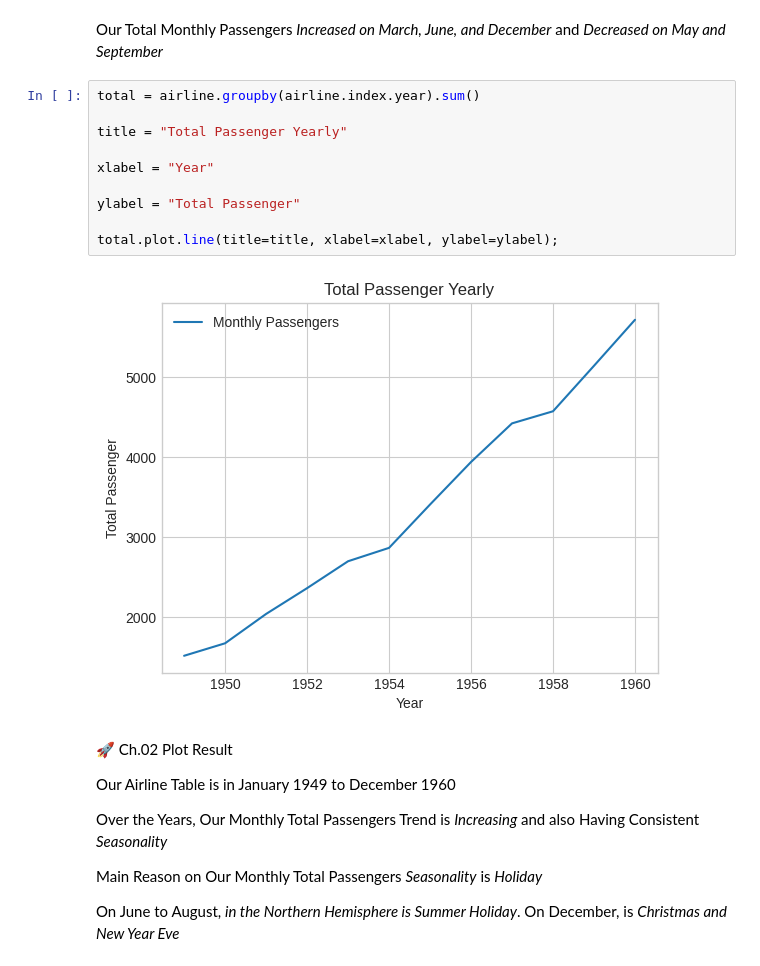
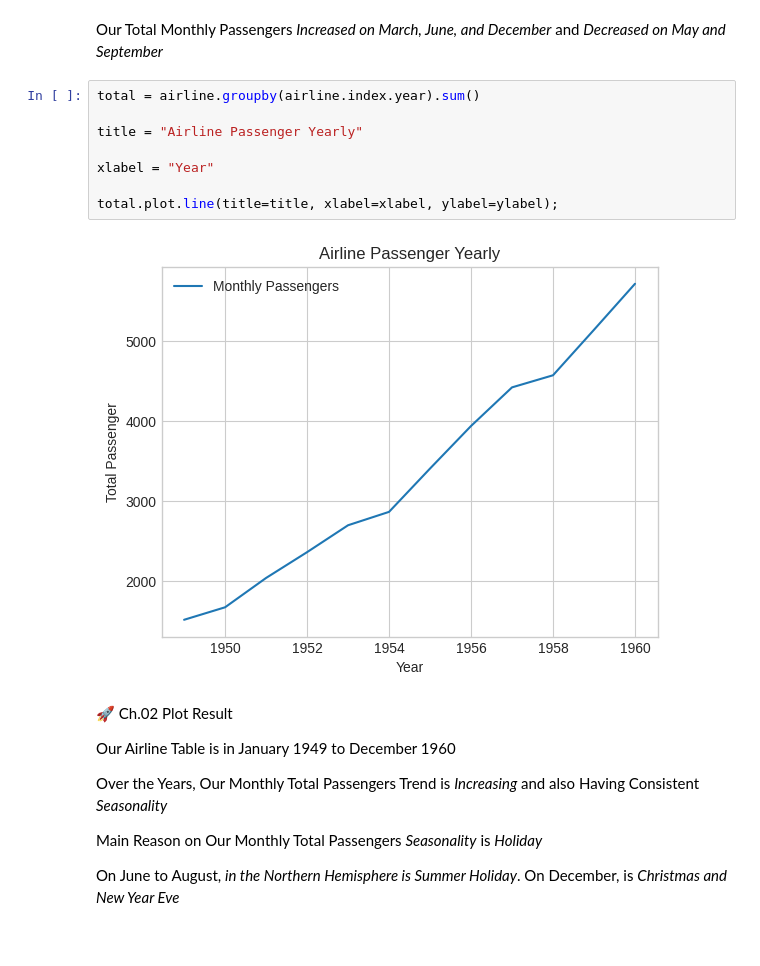
Before and after one commit to Kelniit/Jar, a Jupyter notebook: Lab 01.ipynb, the cells around one changed output. Cells and saved outputs as stored; diff of their text form.

```diff
--- a/Lab 01.ipynb
+++ b/Lab 01.ipynb
@@ -117,15 +115,13 @@ Our Total Monthly Passengers *Increased on March, June, and December* and *Decre
 # %%
 total = airline.groupby(airline.index.year).sum()
 
-title = "Total Passenger Yearly"
+title = "Airline Passenger Yearly"
 
 xlabel = "Year"
 
-ylabel = "Total Passenger"
-
 total.plot.line(title=title, xlabel=xlabel, ylabel=ylabel);
 # %% [output]
-[figure, old version]
+[figure, new version]
 # %% [markdown]
 🚀 Ch.02 Plot Result
 
```
Also changed, not shown: parts of 31 cells of this notebook, 2 other files.
